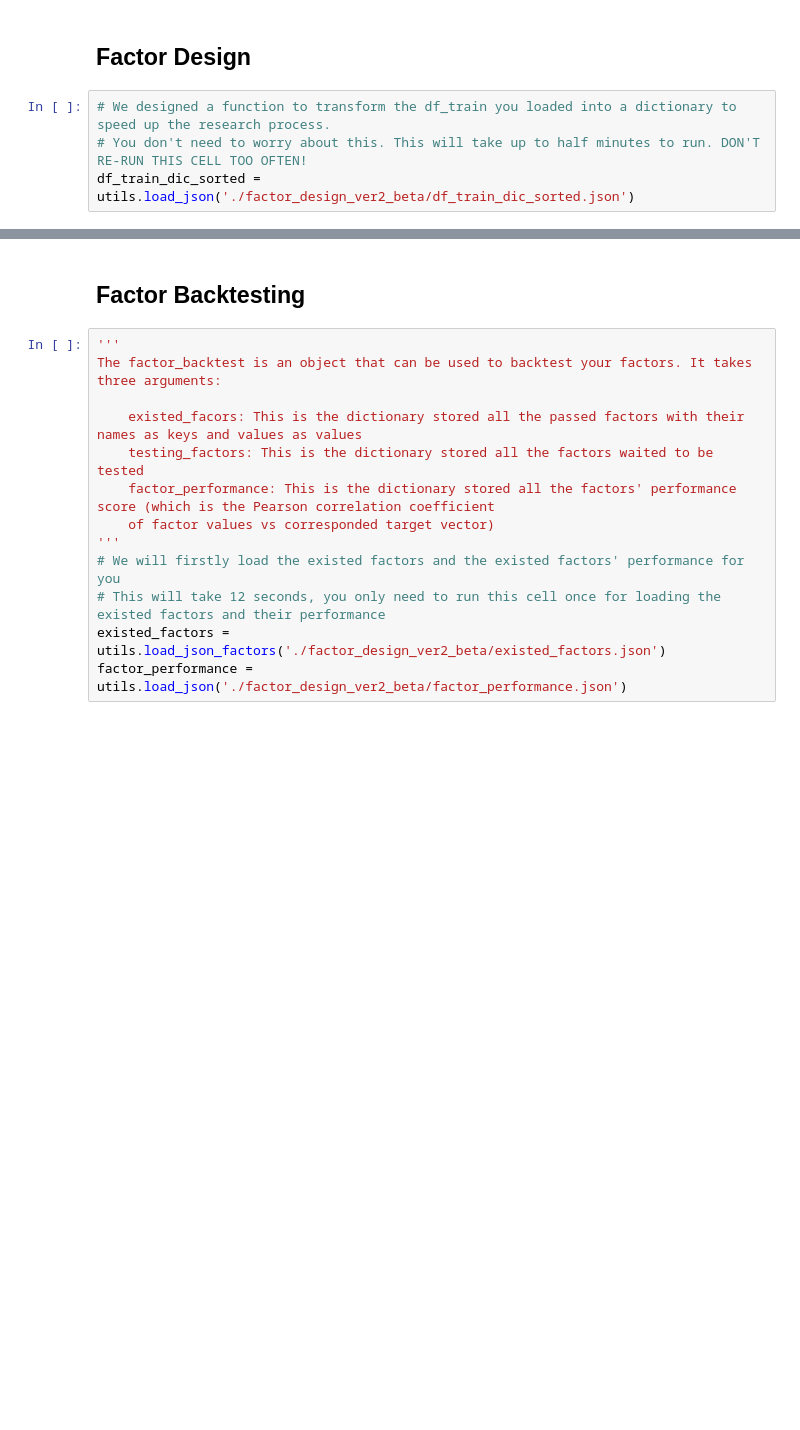
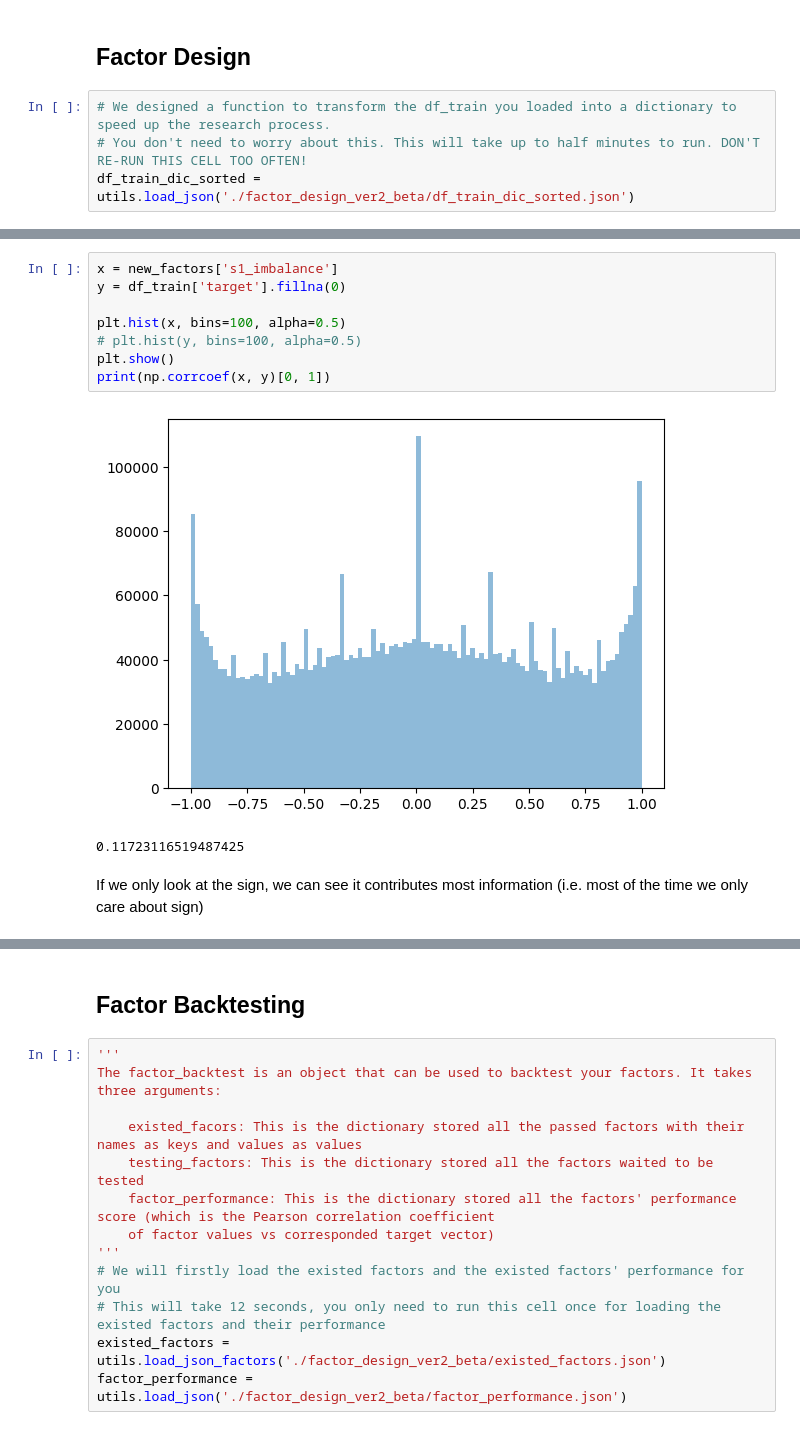
Before and after one commit to kaiwenShen/Optiver_MOC, a Jupyter notebook: Optiver_MOC_Factor_Research_FrameworkV1/Optiver_MOC_Factor_Research_Framework/Factor_Research_Framework_v1.ipynb, the cells around one changed output, grey strips where cells are left out. Saved outputs shown, nothing was run; the diff lists cells and outputs as text; blank space fills up the shorter version.

```diff
--- a/Optiver_MOC_Factor_Research_FrameworkV1/Optiver_MOC_Factor_Research_Framework/Factor_Research_Framework_v1.ipynb
+++ b/Optiver_MOC_Factor_Research_FrameworkV1/Optiver_MOC_Factor_Research_Framework/Factor_Research_Framework_v1.ipynb
@@ -150,0 +725,13 @@ for factor_name, factor_value in new_factors.items():
+# %%
+x = new_factors['s1_imbalance']
+y = df_train['target'].fillna(0)
+
+plt.hist(x, bins=100, alpha=0.5)
+# plt.hist(y, bins=100, alpha=0.5)
+plt.show()
+print(np.corrcoef(x, y)[0, 1])
+# %% [output]
+[figure, added]
+0.11723116519487425
+# %% [markdown]
+If we only look at the sign, we can see it contributes most information (i.e. most of the time we only care about sign)
```
Also changed, not shown: parts of 68 cells of this notebook, 2 other files.
